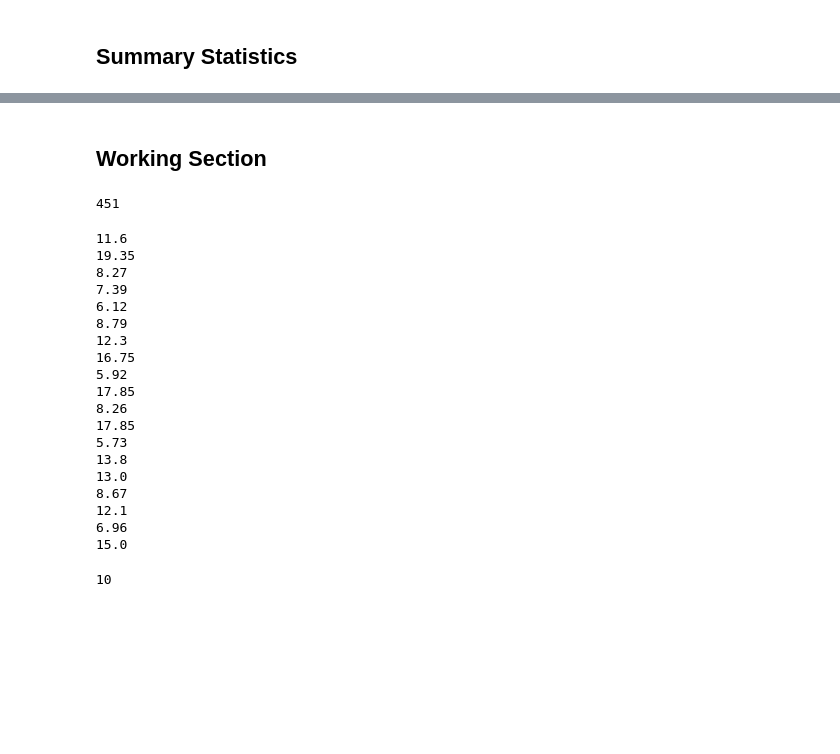
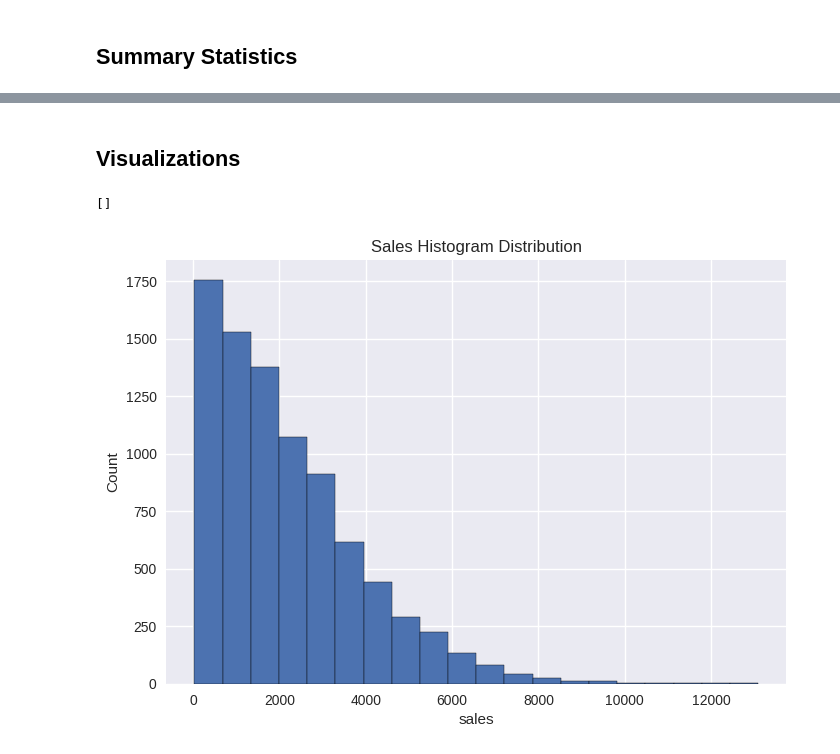
Before and after one commit to YeisonAndreyLiCe/food_sales_prediction, a Jupyter notebook: food_sales_forecast.ipynb, the cells around one changed output, grey strips where cells are left out. Cells and saved outputs as stored; diff of their text form; code cells hidden in the pictures; blank space fills up the shorter version.

Commit message:
visualizations

```diff
--- a/food_sales_forecast.ipynb
+++ b/food_sales_forecast.ipynb
@@ -276,48 +320,12 @@ df.describe()
 # %% [markdown]
-## Working Section
+## Visualizations
-# %%
-items_serie = df.groupby("Item_Identifier")["Item_Weight"].mean()
-#df["Item_Identifier"].apply(lambda x: if x.isna() x = items_serie[x])
-#df.groupby("Item_Identifier")["Item_Weight"].mean().isna().sum()
-len(items_serie.unique())
-# %% [output]
-451
-# %%
-x = 1
-def replaceNan(x):
-    if type(x)!= "float":
-        print(round(x,2))
-    else:
-        pass
-
-for i in items_serie:
-    if x == 20:
-        break
-    else:
-        replaceNan(i)
-        x+=1
-#items_serie.apply(lambda x: replaceNan(x))
-# %% [output]
-11.6
-19.35
-8.27
-7.39
-6.12
-8.79
-12.3
-16.75
-5.92
-17.85
-8.26
-17.85
-5.73
-13.8
-13.0
-8.67
-12.1
-6.96
-15.0
-# %%
-len(df["Outlet_Identifier"].unique())
-# %% [output]
-10
+# %%
+plt.style.use("seaborn")
+df["Item_Outlet_Sales"].hist(bins = 20, edgecolor = "black")
+plt.xlabel("sales")
+plt.ylabel("Count")
+plt.title("Sales Histogram Distribution")
+plt.plot()
+# %% [output]
+[]
+[figure, added]
```
Also changed, not shown: parts of 37 cells of this notebook.
